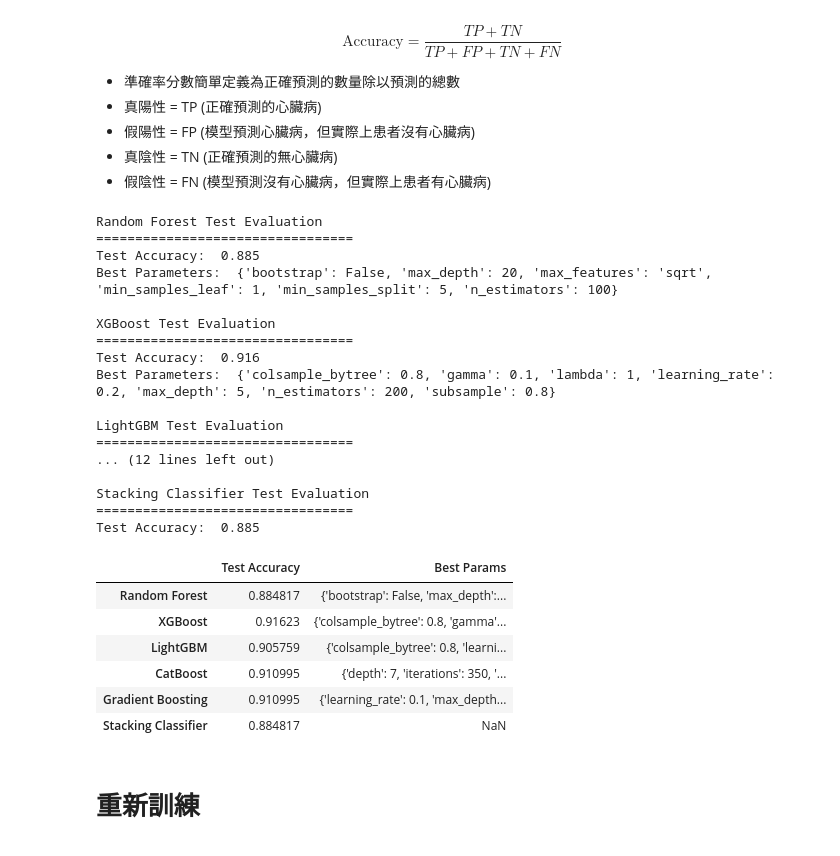
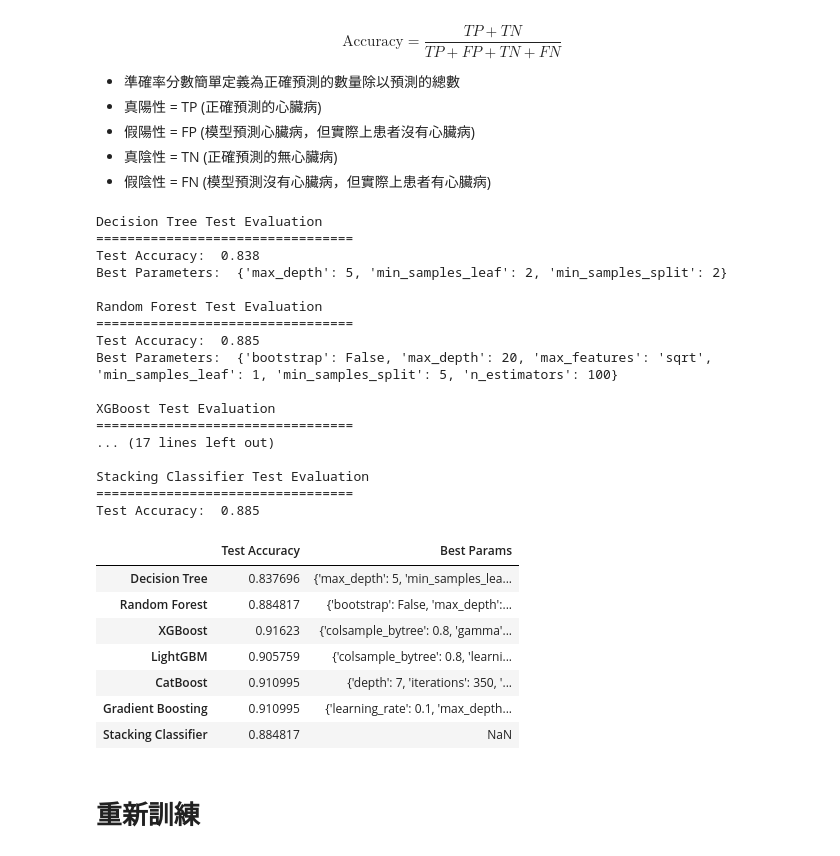
Before and after one commit to estellacoding/heart-disease-predictor-xm, a Jupyter notebook: heart-disease-train.ipynb, the cells around one changed output. Cells and saved outputs as stored; diff of their text form; code cells hidden in the pictures.

```diff
--- a/heart-disease-train.ipynb
+++ b/heart-disease-train.ipynb
@@ -399,35 +399,37 @@ def Test_Evaluation(model_name, model, X_test, y_test):
     }
 # %%
 # 評估模型在測試集上的表現
+Test_Evaluation('Decision Tree', grid_search_dt, X_test, y_test)
 Test_Evaluation('Random Forest', grid_search_rf, X_test, y_test)
 Test_Evaluation('XGBoost', grid_search_xgb, X_test, y_test)
 Test_Evaluation('LightGBM', grid_search_lgbm, X_test, y_test)
 Test_Evaluation('CatBoost', grid_search_catboost, X_test, y_test)
 Test_Evaluation('Gradient Boosting', grid_search_gboost, X_test, y_test)
 Test_Evaluation('Stacking Classifier', stacking_clf, X_test, y_test)
 
 # 儲存測試集結果
 test_results = pd.DataFrame(test_tuned).T
 test_results
 # %% [output]
+Decision Tree Test Evaluation
+=================================
+Test Accuracy:  0.838
+Best Parameters:  {'max_depth': 5, 'min_samples_leaf': 2, 'min_samples_split': 2}
+
 Random Forest Test Evaluation
 =================================
 Test Accuracy:  0.885
 Best Parameters:  {'bootstrap': False, 'max_depth': 20, 'max_features': 'sqrt', 'min_samples_leaf': 1, 'min_samples_split': 5, 'n_estimators': 100}
 
 XGBoost Test Evaluation
 =================================
-Test Accuracy:  0.916
-Best Parameters:  {'colsample_bytree': 0.8, 'gamma': 0.1, 'lambda': 1, 'learning_rate': 0.2, 'max_depth': 5, 'n_estimators': 200, 'subsample': 0.8}
-
-LightGBM Test Evaluation
-=================================
-... (12 lines left out)
+... (17 lines left out)
 
 Stacking Classifier Test Evaluation
 =================================
 Test Accuracy:  0.885
 |  | Test Accuracy | Best Params |
+| Decision Tree | 0.837696 | {'max_depth': 5, 'min_samples_lea... |
 | Random Forest | 0.884817 | {'bootstrap': False, 'max_depth':... |
 | XGBoost | 0.91623 | {'colsample_bytree': 0.8, 'gamma'... |
 | LightGBM | 0.905759 | {'colsample_bytree': 0.8, 'learni... |
```
Also changed, not shown: parts of 1 cell of this notebook.
